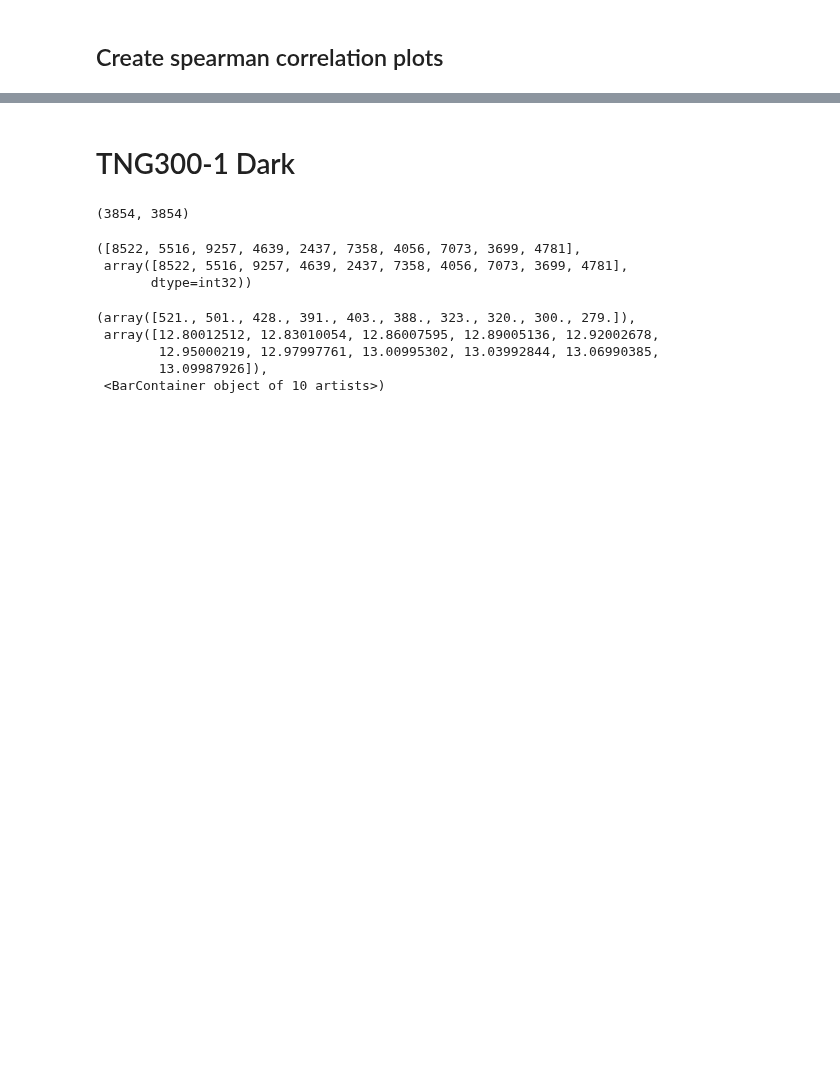
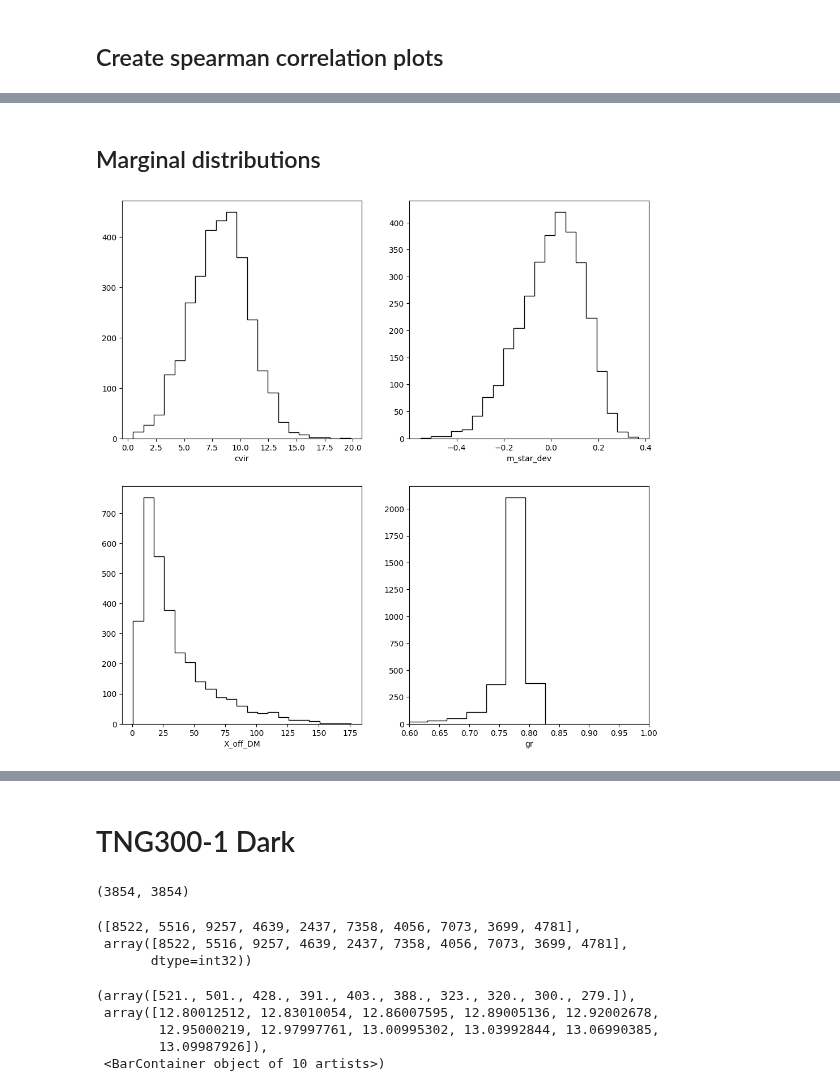
Before and after one commit to ismael-mendoza/nbody-relaxed, a Jupyter notebook: notebooks/wip/tng1.ipynb, the cells around one changed output, grey strips where cells are left out. Cells and saved outputs as stored; diff of their text form; code cells hidden in the pictures; blank space fills up the shorter version.

Commit message:
some marginals

```diff
--- a/notebooks/wip/tng1.ipynb
+++ b/notebooks/wip/tng1.ipynb
@@ -381,0 +492,14 @@ ax.legend(loc='best')
+# %% [markdown]
+## Marginal distributions
+# %%
+fig, axes = plt.subplots(2, 2, figsize=(12, 12))
+axis = axes.flatten()
+for p, ax in zip(params, axis):
+    # plot histogram
+    ax.hist(_cat[p], histtype='step', bins=21, color='k')
+    ax.set_xlabel(p)
+
+    if p == 'gr':
+        # ax.set_yscale('log')
+# %% [output]
+[figure, added]
```
Also changed, not shown: parts of 20 cells of this notebook.
